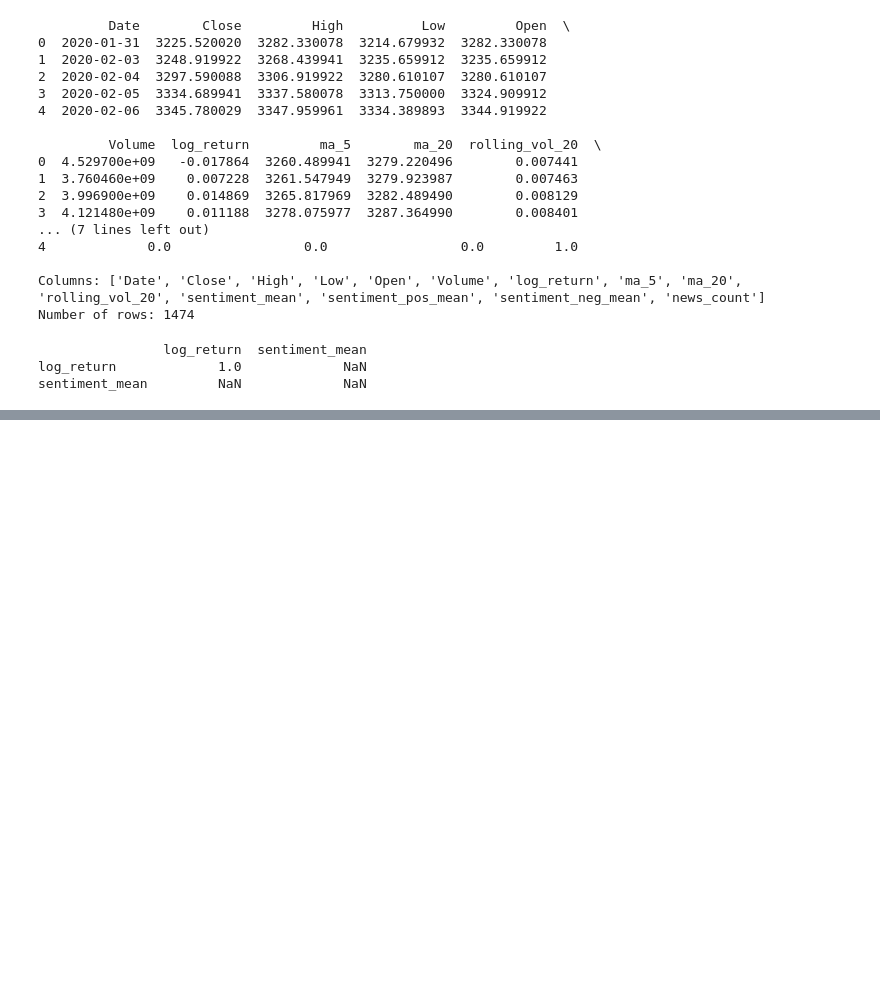
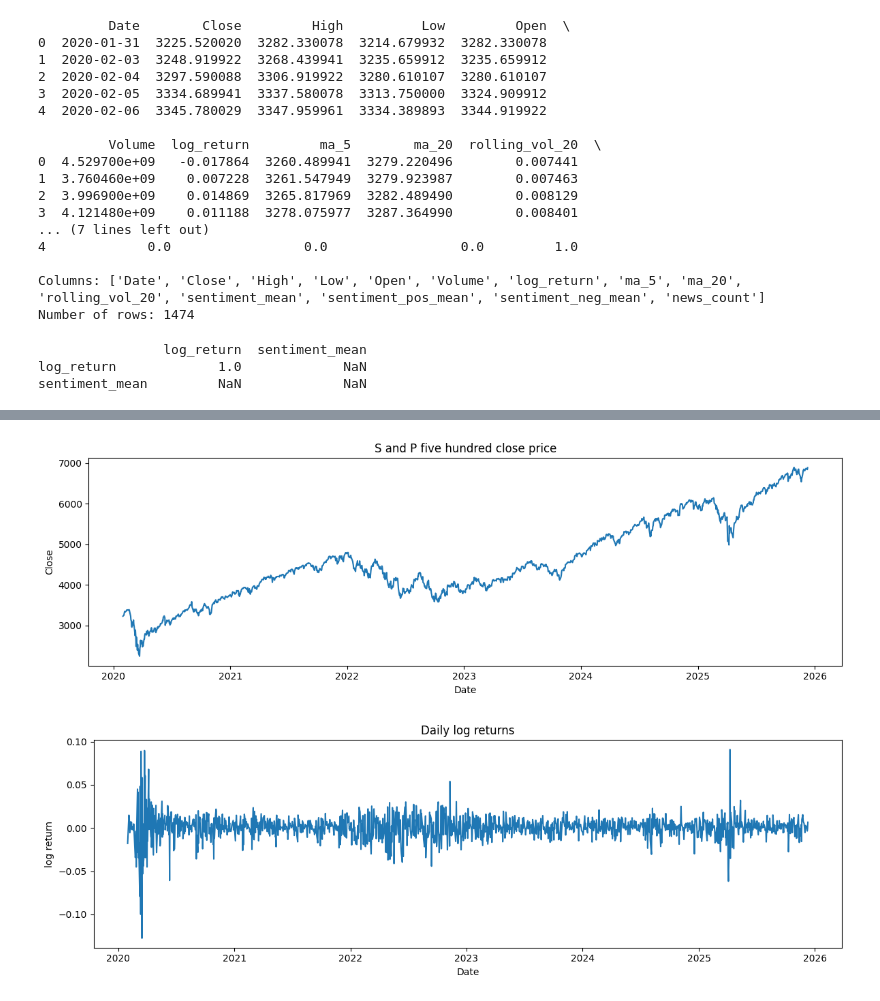
Before and after one commit to mahdi-rjb/explainable-generative-ai-financial-forecasting, a Jupyter notebook: 03_Notebooks/01_Data_Exploration.ipynb, the cells around one changed output, grey strips where cells are left out. Drawn from its saved outputs; the diff is of its cells as text; code cells hidden in the pictures; blank space fills up the shorter version.

```diff
--- a/03_Notebooks/01_Data_Exploration.ipynb
+++ b/03_Notebooks/01_Data_Exploration.ipynb
@@ -203,0 +201,8 @@ sentiment_mean         NaN             NaN
+# %%
+import pandas as pd
+import matplotlib.pyplot as plt
+
+features_path = "../02_Data/Processed/sp500_features_daily.csv"
+df = pd.read_csv(features_path, parse_dates=["Date"])
+
+df.head()
@@ -203,0 +216,19 @@ sentiment_mean         NaN             NaN
+# %%
+plt.figure(figsize=(12, 4))
+plt.plot(df["Date"], df["Close"])
+plt.title("S and P five hundred close price")
+plt.xlabel("Date")
+plt.ylabel("Close")
+plt.tight_layout()
+plt.show()
+
+plt.figure(figsize=(12, 4))
+plt.plot(df["Date"], df["log_return"])
+plt.title("Daily log returns")
+plt.xlabel("Date")
+plt.ylabel("log return")
+plt.tight_layout()
+plt.show()
+# %% [output]
+[figure, added]
+[figure, added]
```
Also changed, not shown: parts of 9 cells of this notebook, 5 other files.
